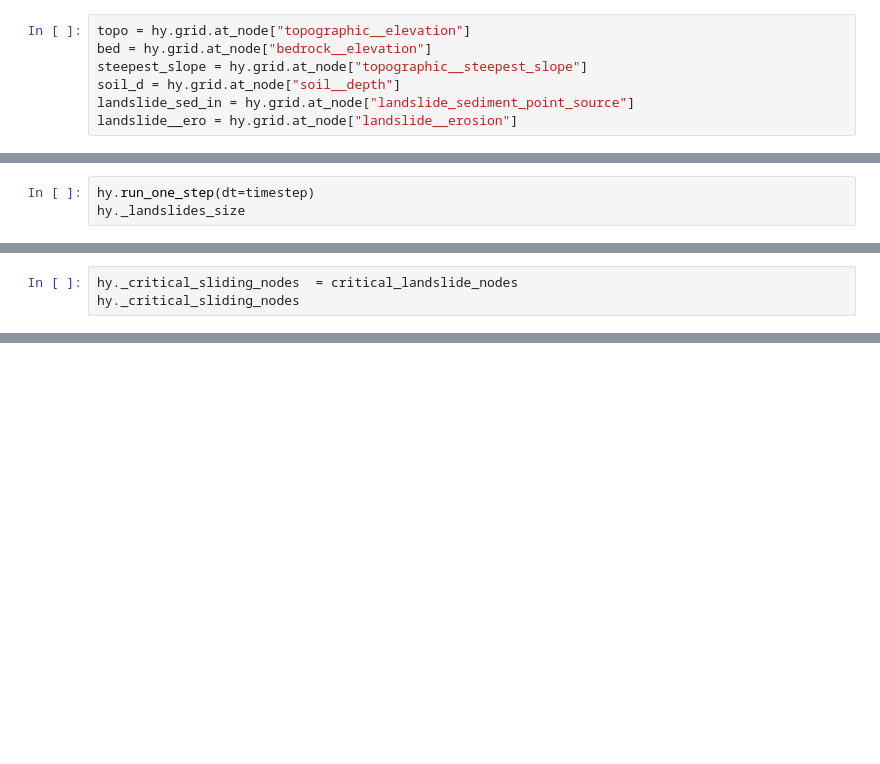
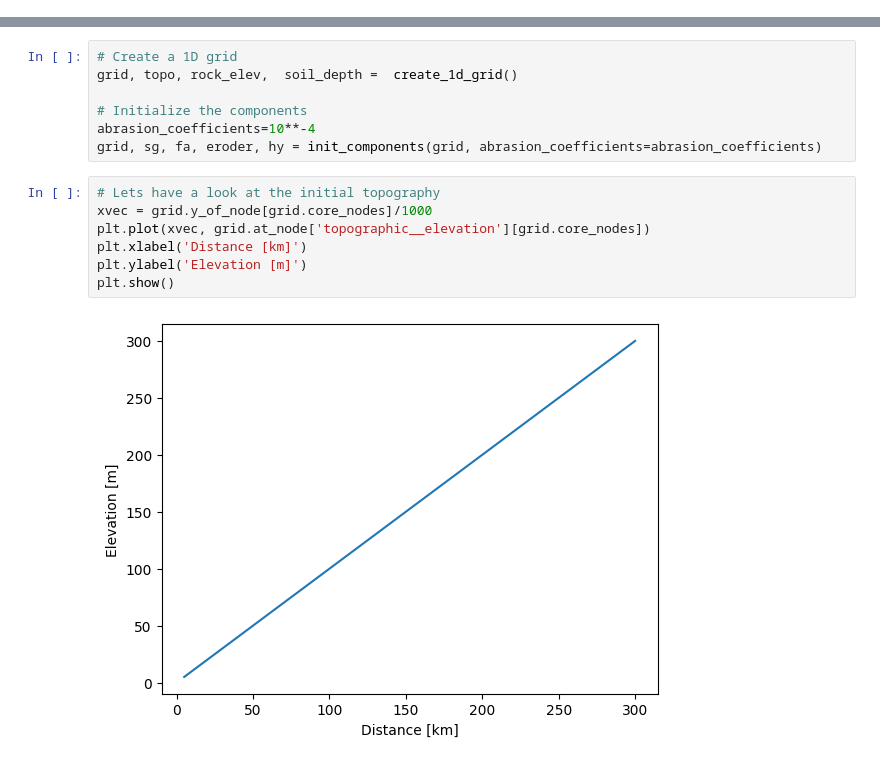
Before and after one commit to landlab/egbelem, a Jupyter notebook: EGBE_nb/EGBE_nb.ipynb, the cells around one changed output, grey strips where cells are left out. Drawn from its saved outputs; the diff is of its cells as text; blank space fills up the shorter version.

```diff
--- a/EGBE_nb/EGBE_nb.ipynb
+++ b/EGBE_nb/EGBE_nb.ipynb
@@ -386,7 +0,0 @@ array([74.82915005, 74.82941134, 74.82971477])
-# %%
-topo = hy.grid.at_node["topographic__elevation"]
-bed = hy.grid.at_node["bedrock__elevation"]
-steepest_slope = hy.grid.at_node["topographic__steepest_slope"]
-soil_d = hy.grid.at_node["soil__depth"]
-landslide_sed_in = hy.grid.at_node["landslide_sediment_point_source"]
-landslide__ero = hy.grid.at_node["landslide__erosion"]
@@ -451,3 +0,0 @@ if not hy._landslides_on_boundary_nodes:
-# %%
-hy.run_one_step(dt=timestep)
-hy._landslides_size
@@ -460,3 +0,0 @@ np.float64(0.0)
-# %%
-hy._critical_sliding_nodes  = critical_landslide_nodes
-hy._critical_sliding_nodes
@@ -484,0 +195,16 @@ np.float64(0.0)
+# %%
+# Create a 1D grid
+grid, topo, rock_elev,  soil_depth =  create_1d_grid()
+
+# Initialize the components
+abrasion_coefficients=10**-4
+grid, sg, fa, eroder, hy = init_components(grid, abrasion_coefficients=abrasion_coefficients)
+# %%
+# Lets have a look at the initial topography
+xvec = grid.y_of_node[grid.core_nodes]/1000
+plt.plot(xvec, grid.at_node['topographic__elevation'][grid.core_nodes])
+plt.xlabel('Distance [km]')
+plt.ylabel('Elevation [m]')
+plt.show()
+# %% [output]
+[figure, added]
```
Also changed, not shown: parts of 66 cells of this notebook, 1 other file.
